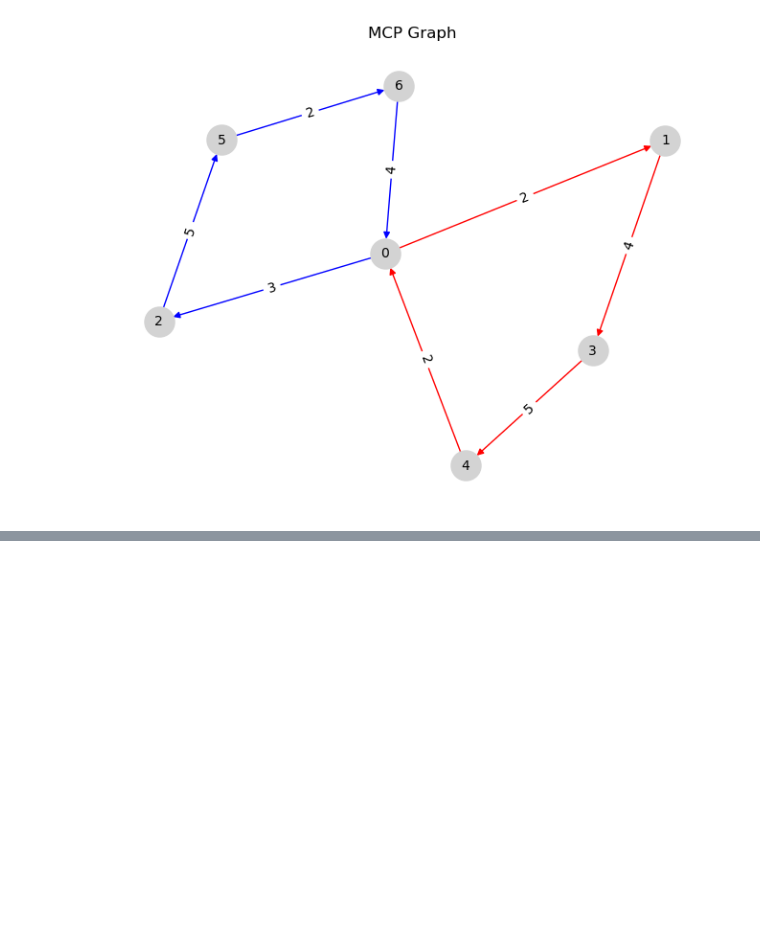
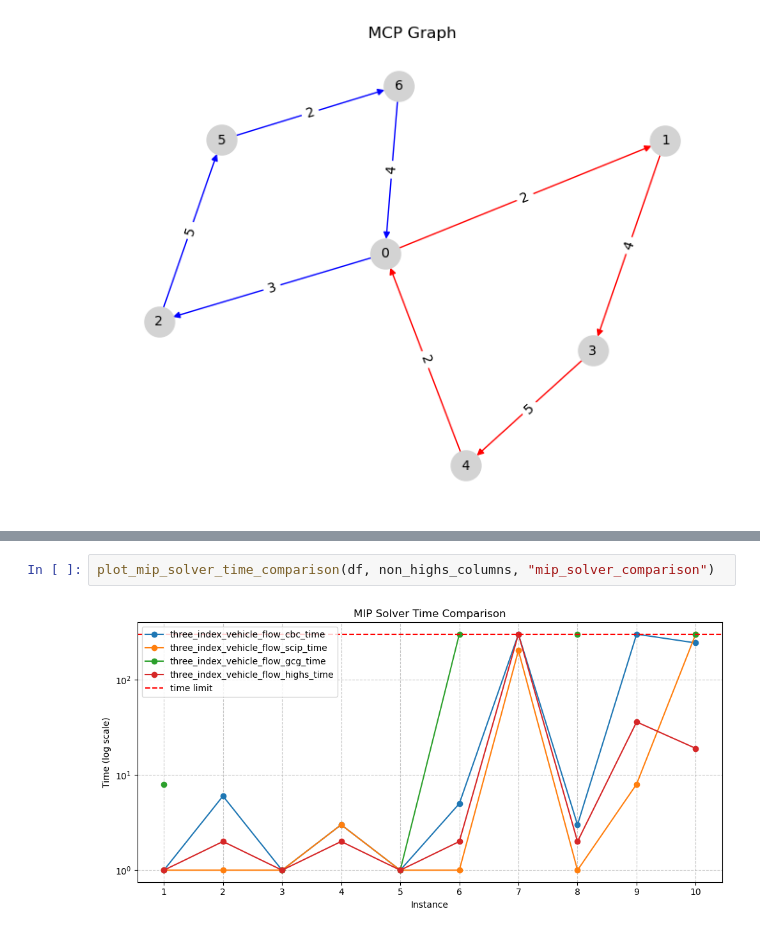
Before and after one commit to alessioarcara/cdmo_project, a Jupyter notebook: mcp_plot.ipynb, the cells around one changed output, grey strips where cells are left out. Saved outputs shown, nothing was run; the diff lists cells and outputs as text; blank space fills up the shorter version.

```diff
--- a/mcp_plot.ipynb
+++ b/mcp_plot.ipynb
@@ -123,0 +155,4 @@ plt.savefig('./images/test.pdf', dpi=300)
+# %%
+plot_mip_solver_time_comparison(df, non_highs_columns, "mip_solver_comparison")
+# %% [output]
+[figure, added]
```
Also changed, not shown: parts of 4 cells of this notebook, 14 other files.
